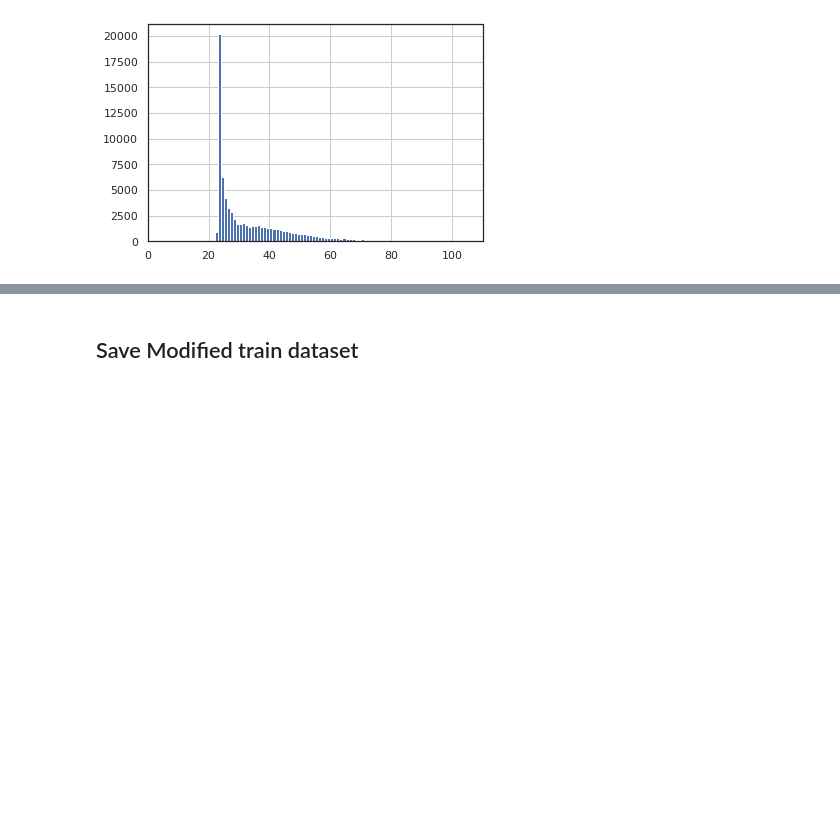
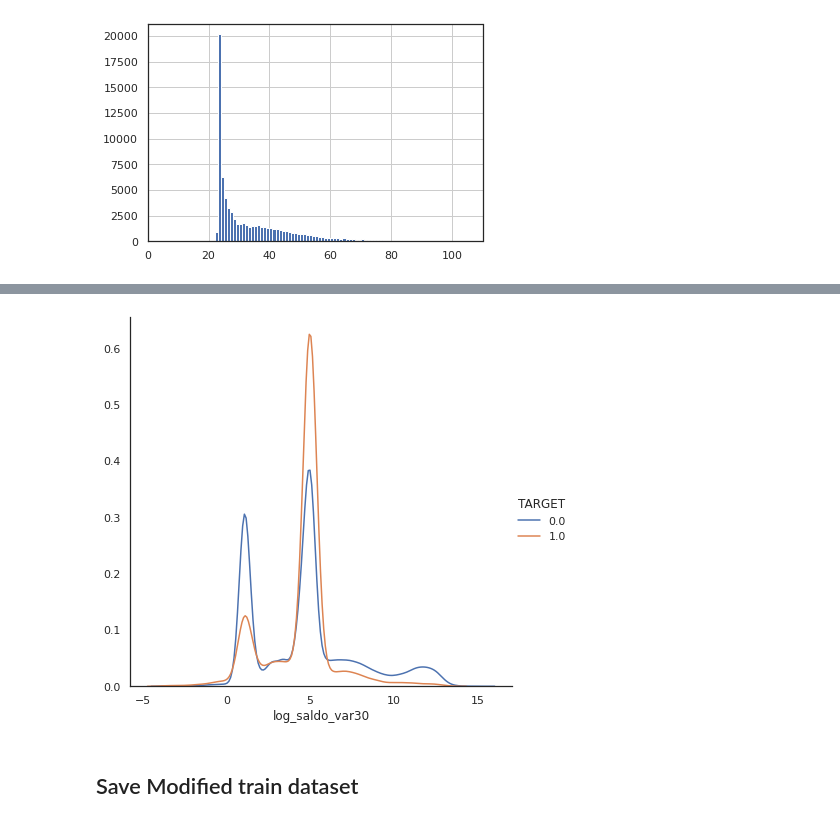
Before and after one commit to ralsouza/predicting_santander_customer_satisfaction, a Jupyter notebook: notebooks/01_predicting_santander_customer_satisfaction.ipynb, the cells around one changed output, grey strips where cells are left out. Saved outputs shown, nothing was run; the diff lists cells and outputs as text; code cells hidden in the pictures; blank space fills up the shorter version.

```diff
--- a/notebooks/01_predicting_santander_customer_satisfaction.ipynb
+++ b/notebooks/01_predicting_santander_customer_satisfaction.ipynb
@@ -443,0 +459,2 @@ TypeError: ignored
+# %%
+udf_log_var = udf(lambda x: float(np.log(x)), FloatType())
@@ -443,0 +463,3 @@ TypeError: ignored
+# %%
+train7 = train5.withColumn('log_saldo_var30', when(col('saldo_var30') != 0.0, udf_log_var('saldo_var30'))\
+                                             .otherwise(5.0))
@@ -444,3 +506,10 @@ TypeError: ignored
+# %%
+# Let's look at the density of the age of happy/unhappy customers for saldo_var30
+sns.FacetGrid(train7.toPandas(), hue="TARGET", size=6) \
+   .map(sns.kdeplot, "log_saldo_var30") \
+   .add_legend();
+# %% [output]
+[figure, added]
 # %% [markdown]
 ## Save Modified train dataset
 # %%
```
Also changed, not shown: parts of 10 cells of this notebook.
